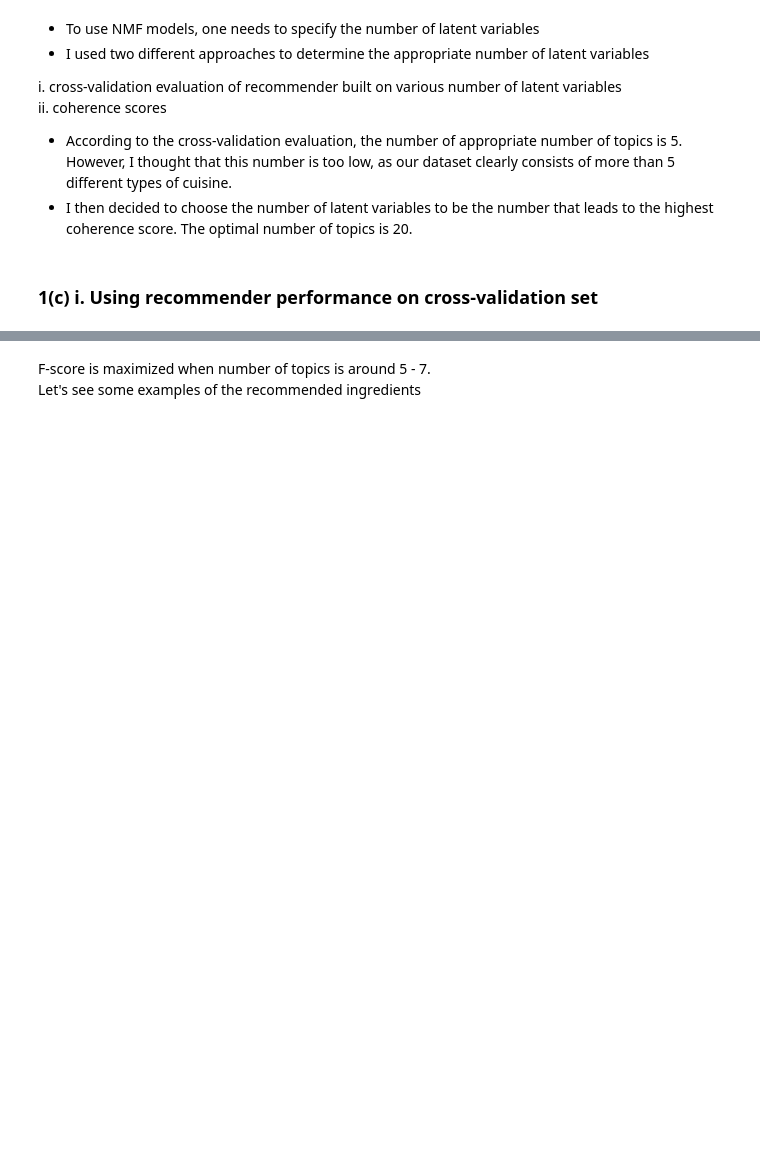
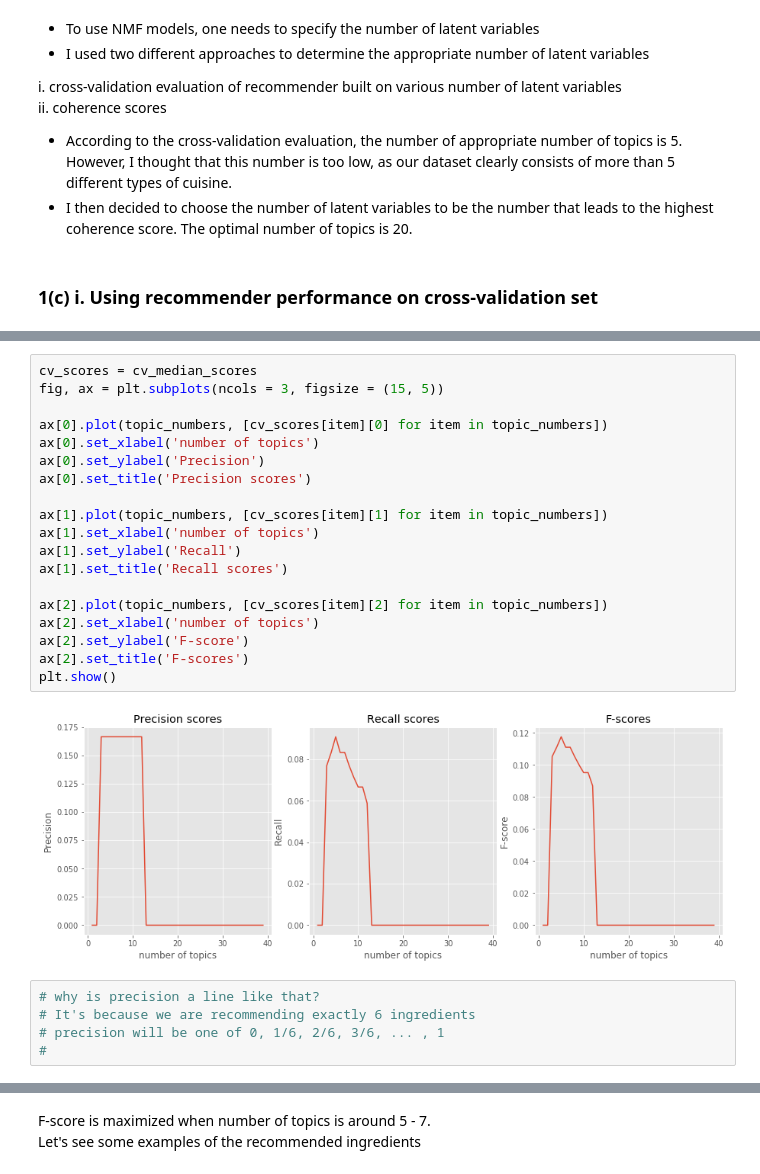
Before and after one commit to irishryoon/recipes, a Jupyter notebook: ingredients_recommendation.ipynb, the cells around one changed output, grey strips where cells are left out. Cells and saved outputs as stored; diff of their text form; blank space fills up the shorter version.

```diff
--- a/ingredients_recommendation.ipynb
+++ b/ingredients_recommendation.ipynb
@@ -696,0 +704,26 @@ plt.show()
+# %%
+cv_scores = cv_median_scores
+fig, ax = plt.subplots(ncols = 3, figsize = (15, 5))
+
+ax[0].plot(topic_numbers, [cv_scores[item][0] for item in topic_numbers])
+ax[0].set_xlabel('number of topics')
+ax[0].set_ylabel('Precision')
+ax[0].set_title('Precision scores')
+
+ax[1].plot(topic_numbers, [cv_scores[item][1] for item in topic_numbers])
+ax[1].set_xlabel('number of topics')
+ax[1].set_ylabel('Recall')
+ax[1].set_title('Recall scores')
+
+ax[2].plot(topic_numbers, [cv_scores[item][2] for item in topic_numbers])
+ax[2].set_xlabel('number of topics')
+ax[2].set_ylabel('F-score')
+ax[2].set_title('F-scores')
+plt.show()
+# %% [output]
+[figure, added]
+# %%
+# why is precision a line like that?
+# It's because we are recommending exactly 6 ingredients
+# precision will be one of 0, 1/6, 2/6, 3/6, ... , 1
+#
```
Also changed, not shown: parts of 27 cells of this notebook, 6 other files.
